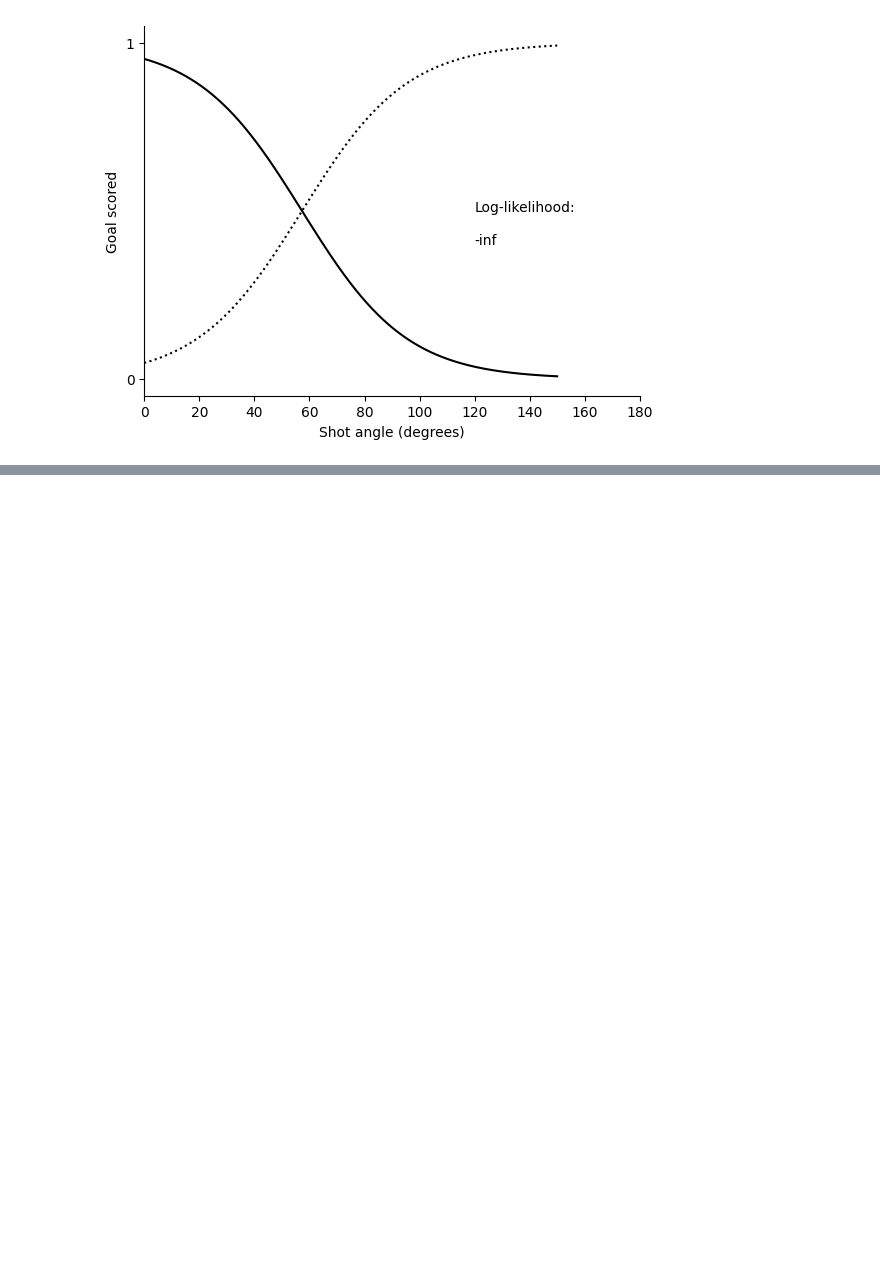
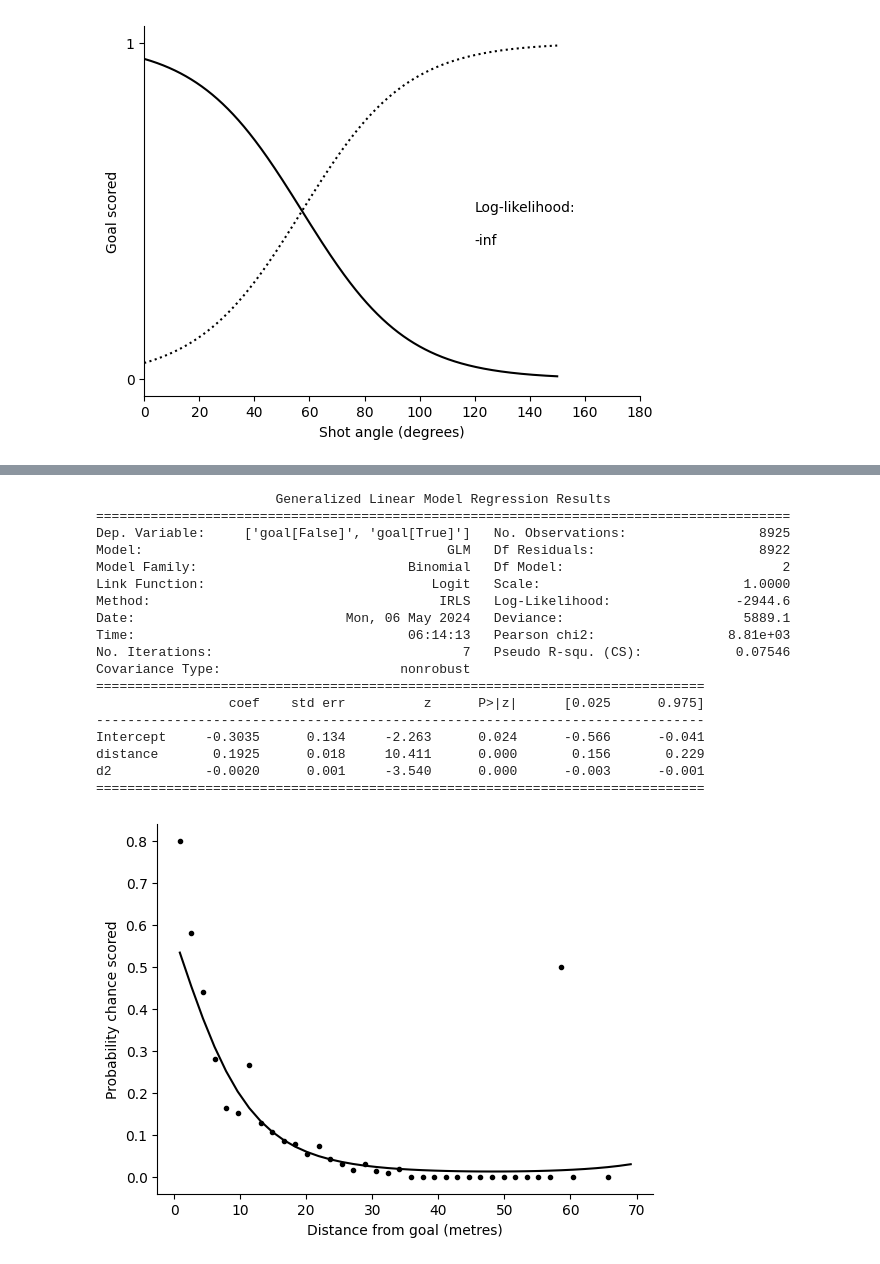
Before and after one commit to itspaspas/DataScience-S03, a Jupyter notebook: Preprocessing.ipynb, the cells around one changed output, grey strips where cells are left out. Saved outputs shown, nothing was run; the diff lists cells and outputs as text; code cells hidden in the pictures; blank space fills up the shorter version.

```diff
--- a/Preprocessing.ipynb
+++ b/Preprocessing.ipynb
@@ -261,0 +281,35 @@ things to further examine :
+# %%
+dataset["d2"] = dataset['distance']**2
+test_model = smf.glm(   formula="goal ~ distance + d2" , data=dataset,
+                            family=sm.families.Binomial()).fit()
+print(test_model.summary())
+b=test_model.params
+xGprob=1/(1+np.exp(b[0]+b[1]*middistance+b[2]*pow(middistance,2)))
+fig, ax = plt.subplots()
+ax.plot(middistance, prob_goal, linestyle='none', marker= '.', color='black')
+ax.set_ylabel('Probability chance scored')
+ax.set_xlabel("Distance from goal (metres)")
+ax.spines['top'].set_visible(False)
+ax.spines['right'].set_visible(False)
+ax.plot(middistance, xGprob, linestyle='solid', color='black')
+plt.show()
+# %% [output]
+                       Generalized Linear Model Regression Results
+=========================================================================================
+Dep. Variable:     ['goal[False]', 'goal[True]']   No. Observations:                 8925
+Model:                                       GLM   Df Residuals:                     8922
+Model Family:                           Binomial   Df Model:                            2
+Link Function:                             Logit   Scale:                          1.0000
+Method:                                     IRLS   Log-Likelihood:                -2944.6
+Date:                           Mon, 06 May 2024   Deviance:                       5889.1
+Time:                                   06:14:13   Pearson chi2:                 8.81e+03
+No. Iterations:                                7   Pseudo R-squ. (CS):            0.07546
+Covariance Type:                       nonrobust
+==============================================================================
+                 coef    std err          z      P>|z|      [0.025      0.975]
+------------------------------------------------------------------------------
+Intercept     -0.3035      0.134     -2.263      0.024      -0.566      -0.041
+distance       0.1925      0.018     10.411      0.000       0.156       0.229
+d2            -0.0020      0.001     -3.540      0.000      -0.003      -0.001
+==============================================================================
+[figure, added]
```
Also changed, not shown: parts of 5 cells of this notebook.
